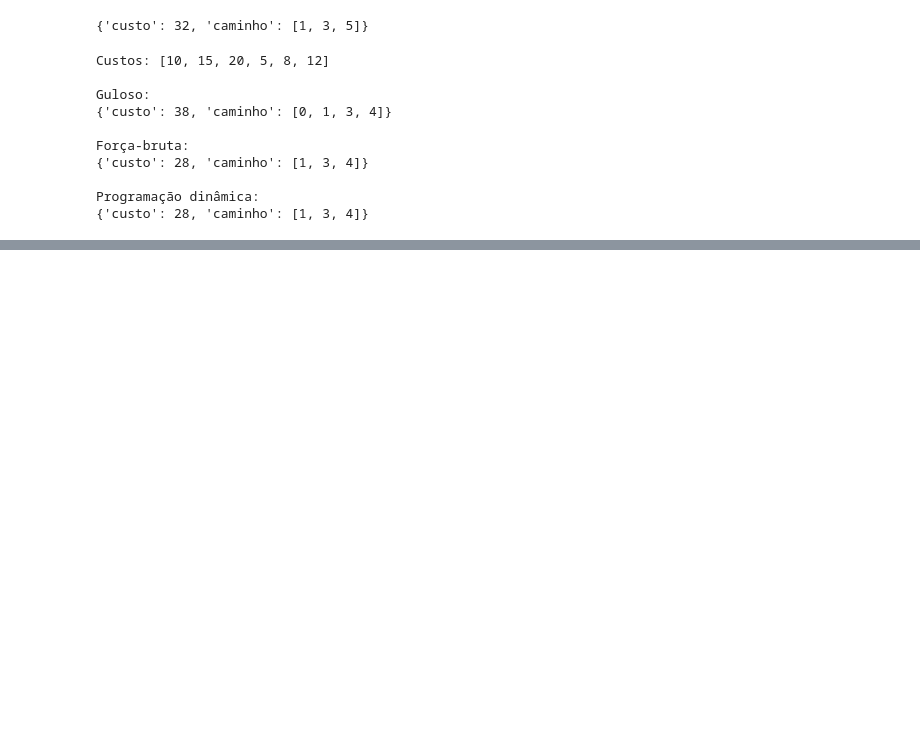
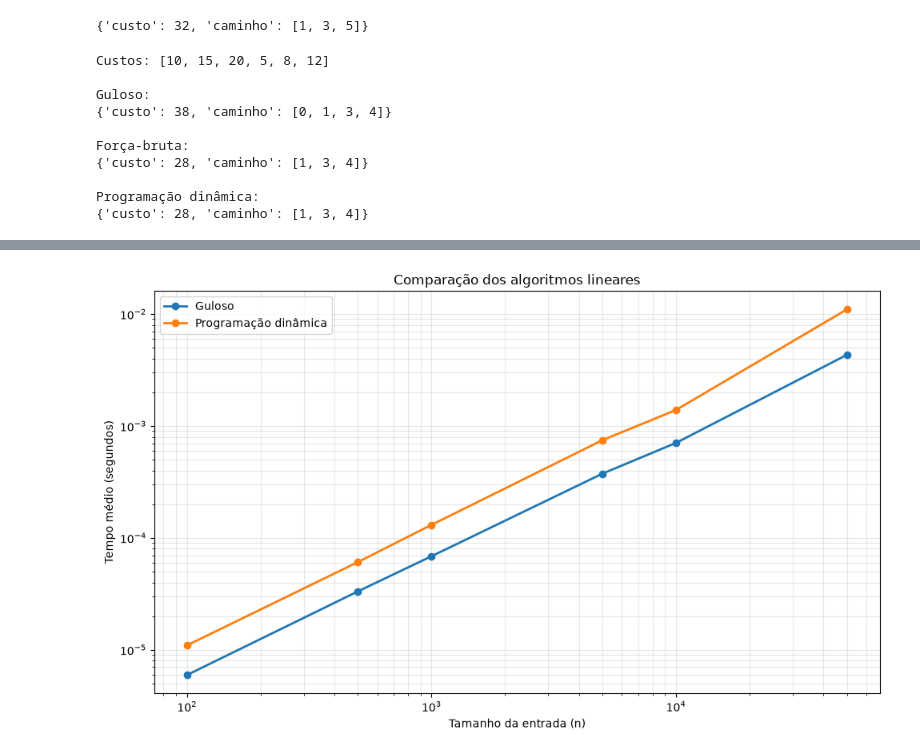
Before and after one commit to J0hnV1ct0r/analise_experimento, a Jupyter notebook: analise_alg.ipynb, the cells around one changed output, grey strips where cells are left out. Cells and saved outputs as stored; diff of their text form; code cells hidden in the pictures; blank space fills up the shorter version.

```diff
--- a/analise_alg.ipynb
+++ b/analise_alg.ipynb
@@ -153,0 +630,33 @@ Programação dinâmica:
+# %%
+plt.figure(figsize=(10, 6))
+
+for algoritmo in resultados_lineares[100].keys():
+
+    tamanhos = list(resultados_lineares.keys())
+
+    tempos = [
+        mean(resultados_lineares[n][algoritmo])
+        for n in tamanhos
+    ]
+
+    plt.plot(
+        tamanhos,
+        tempos,
+        marker="o",
+        linewidth=2,
+        label=algoritmo
+    )
+
+plt.xlabel("Tamanho da entrada (n)")
+plt.ylabel("Tempo médio (segundos)")
+plt.title("Comparação dos algoritmos lineares")
+
+plt.xscale("log")
+plt.yscale("log")
+
+plt.grid(True, which="both", alpha=0.3)
+plt.legend()
+plt.tight_layout()
+plt.show()
+# %% [output]
+[figure, added]
```
Also changed, not shown: parts of 16 cells of this notebook, 1 other file.
